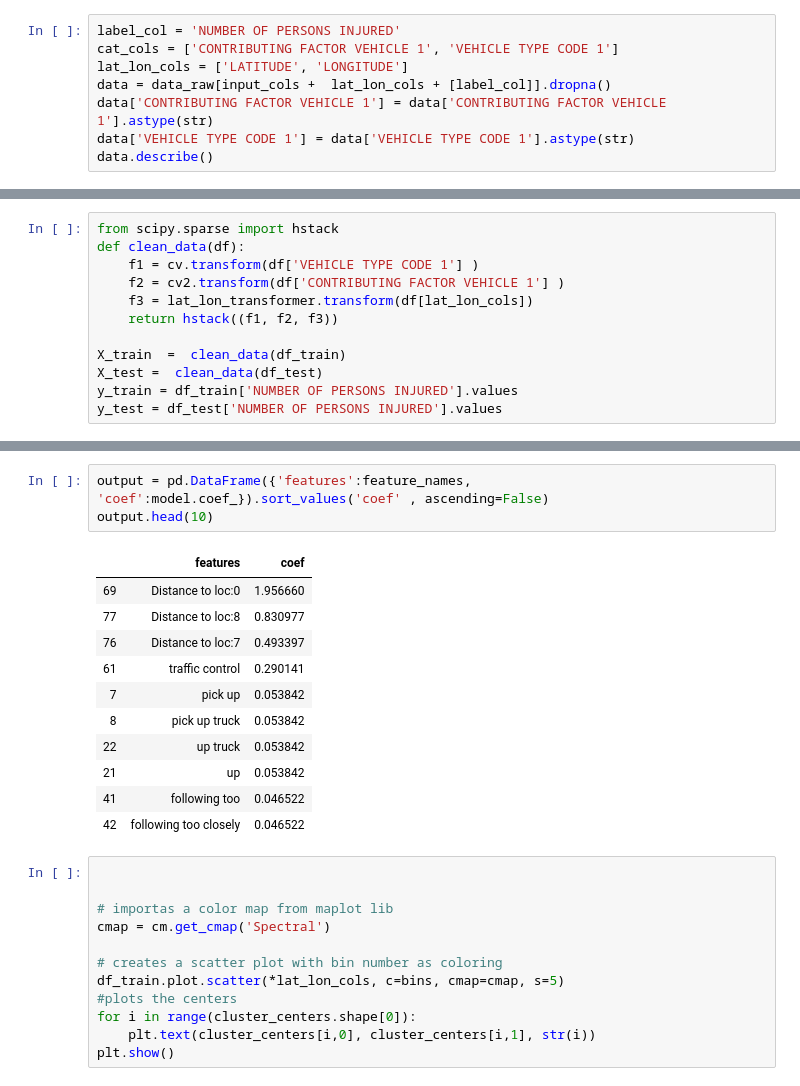
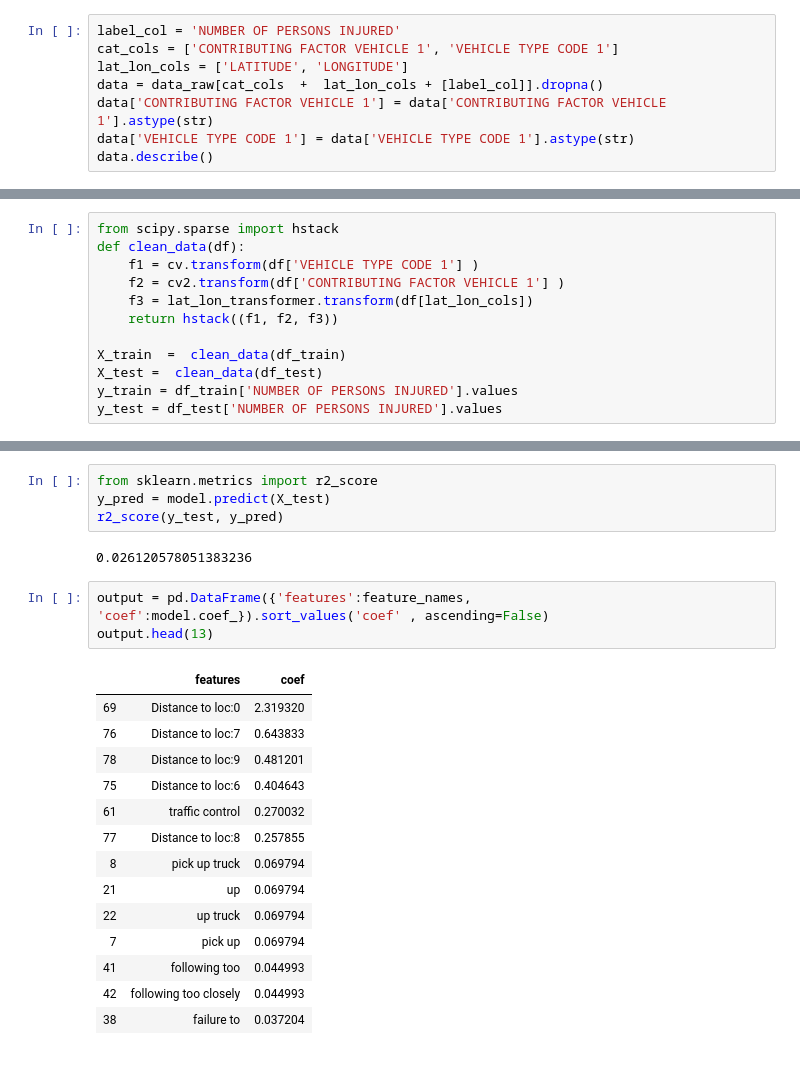
Before and after one commit to mdavis29/DataScience101, a Jupyter notebook: LinearRegression.ipynb, the cells around one changed output, grey strips where cells are left out. Drawn from its saved outputs; the diff is of its cells as text.

```diff
--- a/LinearRegression.ipynb
+++ b/LinearRegression.ipynb
@@ -47,7 +105,7 @@ data_raw = pd.read_csv(url)
 label_col = 'NUMBER OF PERSONS INJURED'
 cat_cols = ['CONTRIBUTING FACTOR VEHICLE 1', 'VEHICLE TYPE CODE 1']
 lat_lon_cols = ['LATITUDE', 'LONGITUDE']
-data = data_raw[input_cols +  lat_lon_cols + [label_col]].dropna()
+data = data_raw[cat_cols  +  lat_lon_cols + [label_col]].dropna()
 data['CONTRIBUTING FACTOR VEHICLE 1'] = data['CONTRIBUTING FACTOR VEHICLE 1'].astype(str)
 data['VEHICLE TYPE CODE 1'] = data['VEHICLE TYPE CODE 1'].astype(str)
 data.describe()
@@ -214,27 +262,24 @@ array([-0.16921973, -0.15786691, -0.04617715, -0.23693619, -0.036068  ,
+# %%
+from sklearn.metrics import r2_score
+y_pred = model.predict(X_test)
+r2_score(y_test, y_pred)
+# %% [output]
+0.026120578051383236
 # %%
 output = pd.DataFrame({'features':feature_names, 'coef':model.coef_}).sort_values('coef' , ascending=False)
-output.head(10)
+output.head(13)
 # %% [output]
 |  | features | coef |
-| 69 | Distance to loc:0 | 1.956660 |
-| 77 | Distance to loc:8 | 0.830977 |
-| 76 | Distance to loc:7 | 0.493397 |
-| 61 | traffic control | 0.290141 |
-| 7 | pick up | 0.053842 |
-| 8 | pick up truck | 0.053842 |
-| 22 | up truck | 0.053842 |
-| 21 | up | 0.053842 |
-| 41 | following too | 0.046522 |
-| 42 | following too closely | 0.046522 |
+| 69 | Distance to loc:0 | 2.319320 |
+| 76 | Distance to loc:7 | 0.643833 |
+| 78 | Distance to loc:9 | 0.481201 |
+| 75 | Distance to loc:6 | 0.404643 |
+| 61 | traffic control | 0.270032 |
+| 77 | Distance to loc:8 | 0.257855 |
+| 8 | pick up truck | 0.069794 |
+| 21 | up | 0.069794 |
+| 22 | up truck | 0.069794 |
+| 7 | pick up | 0.069794 |
+| 41 | following too | 0.044993 |
+| 42 | following too closely | 0.044993 |
+| 38 | failure to | 0.037204 |
-# %%
-
-
-# importas a color map from maplot lib
-cmap = cm.get_cmap('Spectral')
-
-# creates a scatter plot with bin number as coloring
-df_train.plot.scatter(*lat_lon_cols, c=bins, cmap=cmap, s=5)
-#plots the centers
-for i in range(cluster_centers.shape[0]):
-    plt.text(cluster_centers[i,0], cluster_centers[i,1], str(i))
-plt.show()
```
Also changed, not shown: parts of 18 cells of this notebook.
